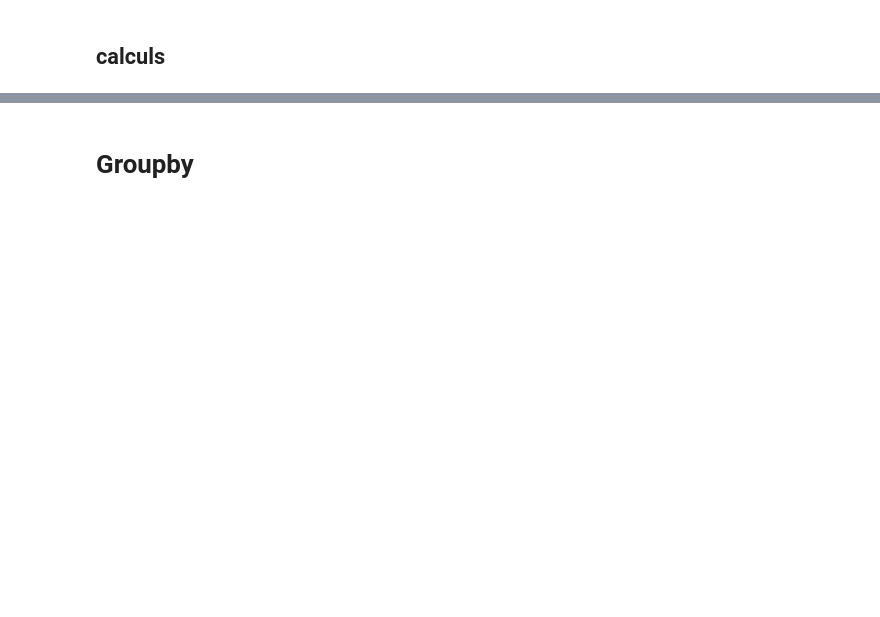
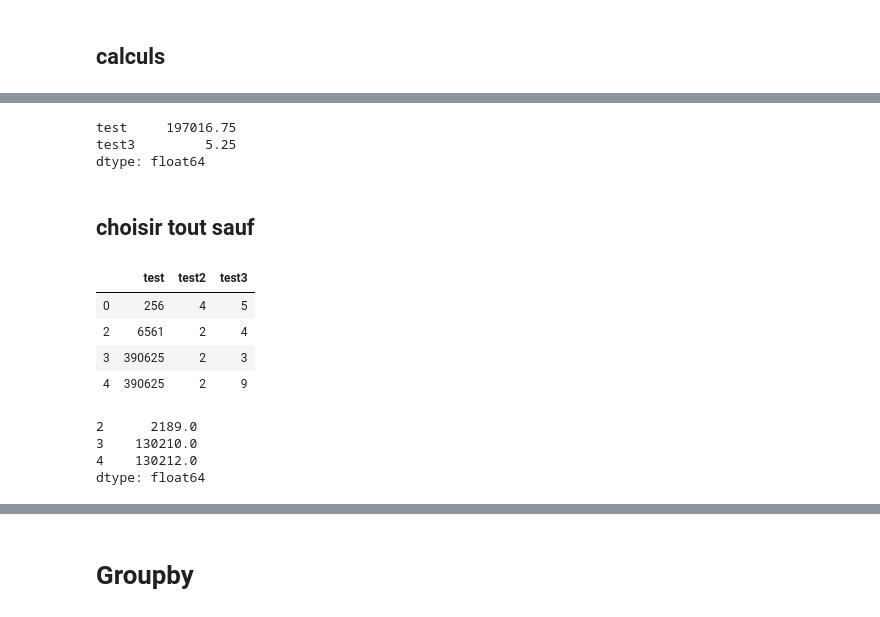
Before and after one commit to ClementRayer/test, a Jupyter notebook: td2_pandas_introduction.ipynb, the cells around one changed output, grey strips where cells are left out. Drawn from its saved outputs; the diff is of its cells as text; code cells hidden in the pictures; blank space fills up the shorter version.

```diff
--- a/td2_pandas_introduction.ipynb
+++ b/td2_pandas_introduction.ipynb
@@ -406,0 +544,25 @@ df2
+# %%
+df2[["test", "test3"]].apply(mean,  axis=0) # par rapports aux colonnes
+# %% [output]
+test     197016.75
+test3         5.25
+dtype: float64
+# %% [markdown]
+## choisir tout sauf
+# %%
+df2.drop(1, inplace=True) # colonnes ou lignes suivant axis
+# %%
+df2
+# %% [output]
+|  | test | test2 | test3 |
+| 0 | 256 | 4 | 5 |
+| 2 | 6561 | 2 | 4 |
+| 3 | 390625 | 2 | 3 |
+| 4 | 390625 | 2 | 9 |
+# %%
+df2.drop(0).apply(mean, axis=1) # par rapport aux lignes
+# %% [output]
+2      2189.0
+3    130210.0
+4    130212.0
+dtype: float64
```
Also changed, not shown: parts of 48 cells of this notebook.
